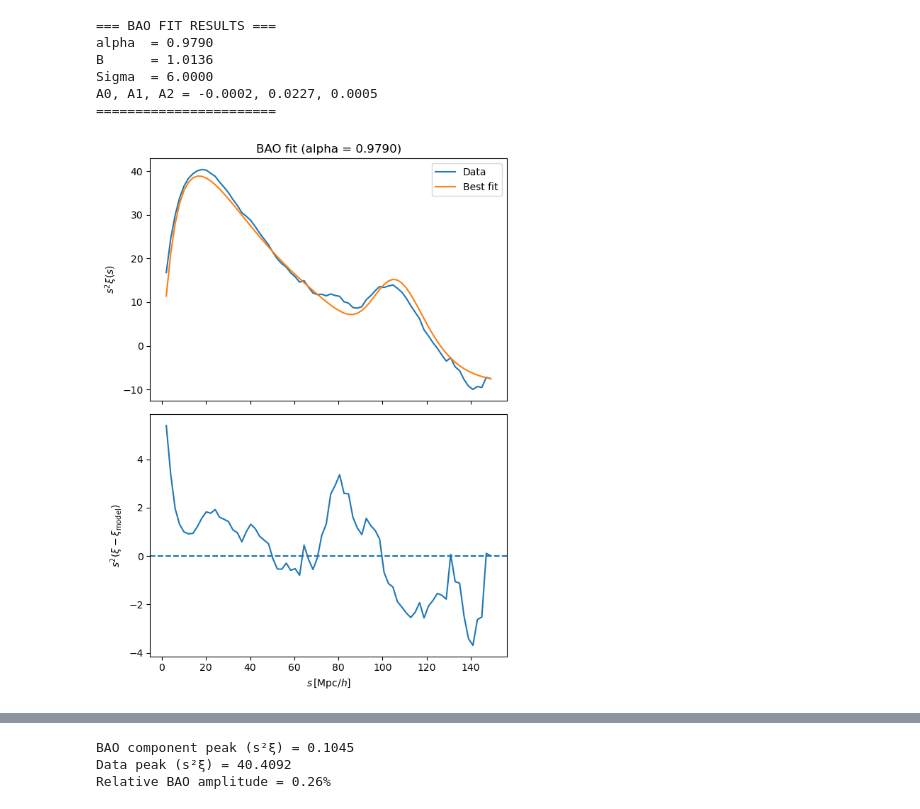
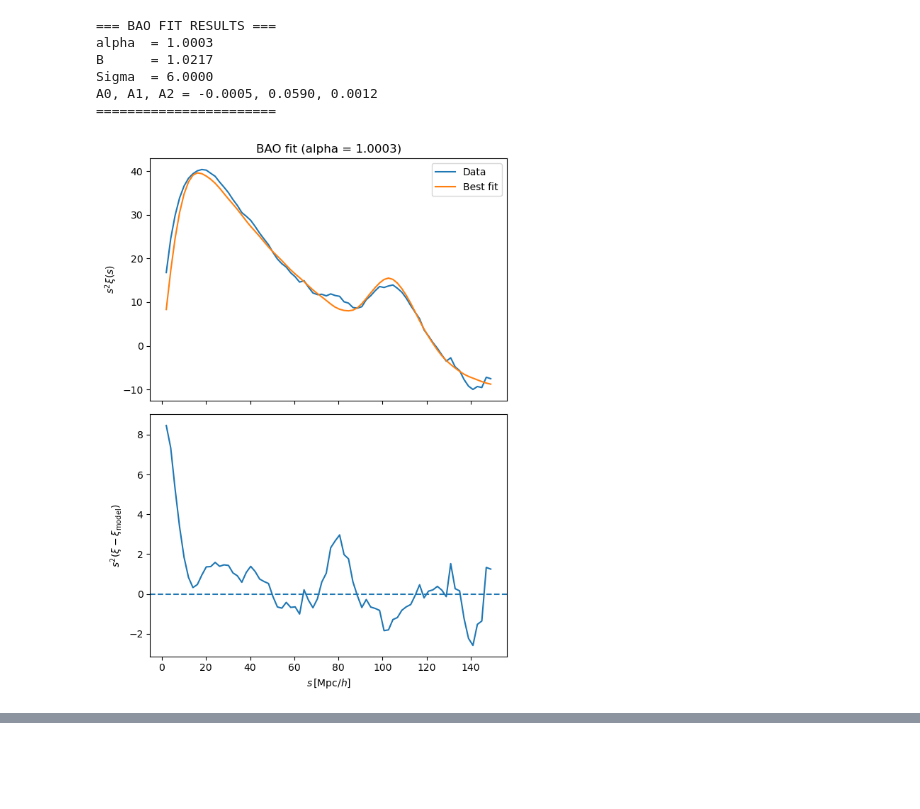
Before and after one commit to FedeDavilaKurban/filbao-md, a Jupyter notebook: bao_fitting.ipynb, the cells around one changed output, grey strips where cells are left out. Cells and saved outputs as stored; diff of their text form; code cells hidden in the pictures; blank space fills up the shorter version.

```diff
--- a/bao_fitting.ipynb
+++ b/bao_fitting.ipynb
@@ -280,36 +337,34 @@ def run_bao_fit(
     result = fit_bao(s, xi, s_temp, xi_w, xi_nw, fit_range=fit_range)
 
     # Print result
     print("\n=== BAO FIT RESULTS ===")
     print(f"alpha  = {result.x[0]:.4f}")
     print(f"B      = {result.x[1]:.4f}")
     print(f"Sigma  = {result.x[2]:.4f}")
     print(f"A0, A1, A2 = {result.x[3]:.4f}, {result.x[4]:.4f}, {result.x[5]:.4f}")
     print("=======================\n")
 
     # Plot
     plot_fit(s, xi, result, s_temp, xi_w, xi_nw,
              title=f"BAO fit (alpha = {result.x[0]:.4f})")
 
-    diagnose_bao_components(s, xi, result, s_temp, xi_w, xi_nw)
-
     return result
 
 
 
 # ============================================================
 if __name__ == "__main__":
     run_bao_fit(
         monopole_file='../data/monopoles/box/mag=-21.2_sep=1.0-150.0_binsep=2.0_full.npz',
         template_bao='../data/xi_bao_template.txt',
         template_nw='../data/xi_nowiggle_template.txt',
         fit_range=(57, 150)
     )
 # %% [output]
 === BAO FIT RESULTS ===
-alpha  = 0.9790
-B      = 1.0136
+alpha  = 1.0003
+B      = 1.0217
 Sigma  = 6.0000
-A0, A1, A2 = -0.0002, 0.0227, 0.0005
+A0, A1, A2 = -0.0005, 0.0590, 0.0012
 =======================
-[figure, old version]
+[figure, new version]
@@ -317,3 +370,0 @@ A0, A1, A2 = -0.0002, 0.0227, 0.0005
-BAO component peak (s²ξ) = 0.1045
-Data peak (s²ξ) = 40.4092
-Relative BAO amplitude = 0.26%
```
Also changed, not shown: parts of 3 cells of this notebook.
